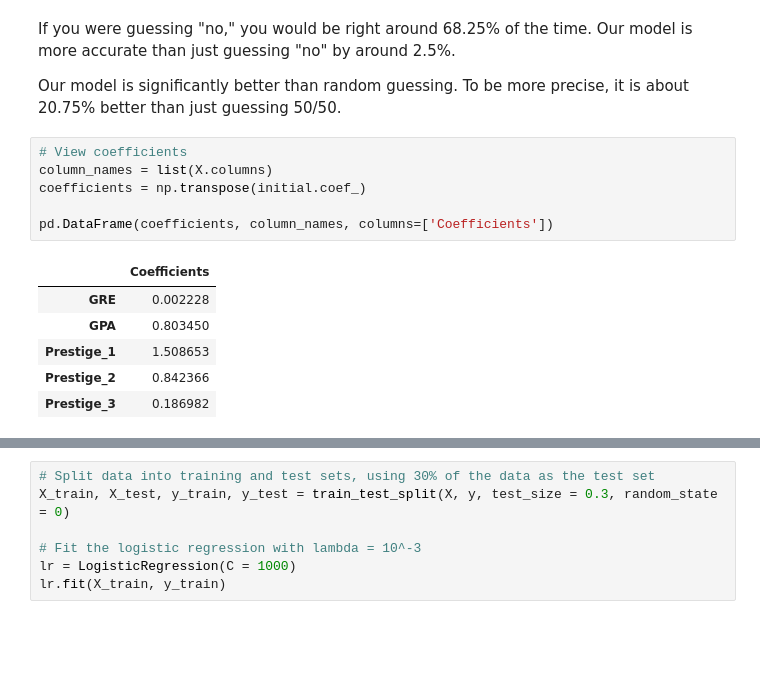
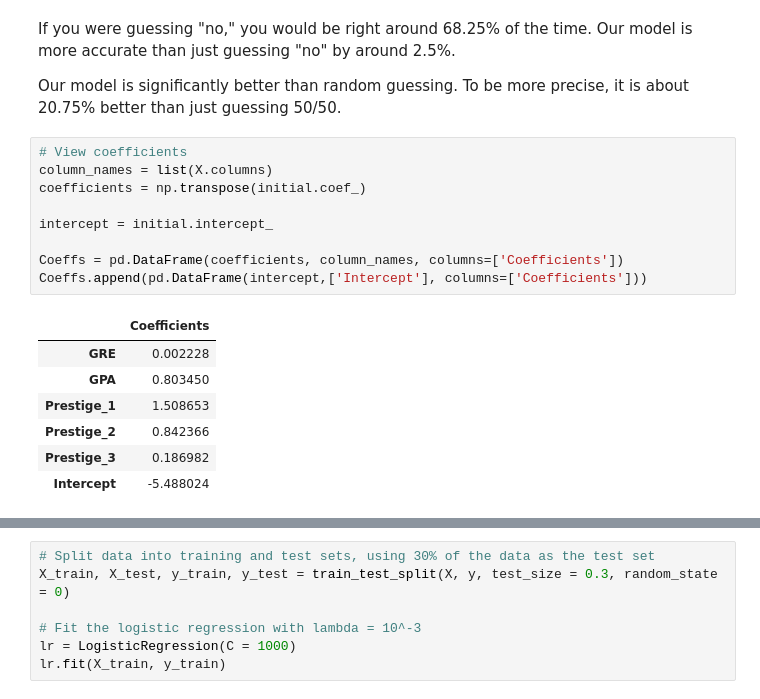
Before and after one commit to rayjustinhuang/Data-Analysis-and-Machine-Learning, a Jupyter notebook: Logistic Regression.ipynb, the cells around one changed output, grey strips where cells are left out. Cells and saved outputs as stored; diff of their text form; blank space fills up the shorter version.

```diff
--- a/Logistic Regression.ipynb
+++ b/Logistic Regression.ipynb
@@ -116,13 +140,17 @@ Our model is significantly better than random guessing. To be more precise, it i
 # %%
 # View coefficients
 column_names = list(X.columns)
 coefficients = np.transpose(initial.coef_)
 
-pd.DataFrame(coefficients, column_names, columns=['Coefficients'])
+intercept = initial.intercept_
+
+Coeffs = pd.DataFrame(coefficients, column_names, columns=['Coefficients'])
+Coeffs.append(pd.DataFrame(intercept,['Intercept'], columns=['Coefficients']))
 # %% [output]
 |  | Coefficients |
 | GRE | 0.002228 |
 | GPA | 0.803450 |
 | Prestige_1 | 1.508653 |
 | Prestige_2 | 0.842366 |
 | Prestige_3 | 0.186982 |
+| Intercept | -5.488024 |
```
Also changed, not shown: parts of 16 cells of this notebook.
